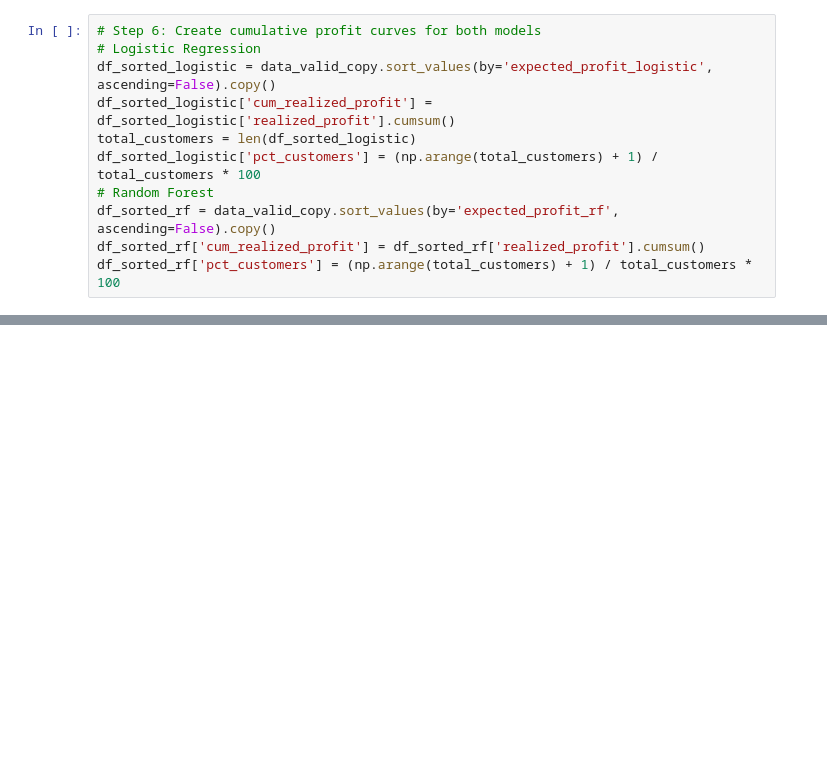
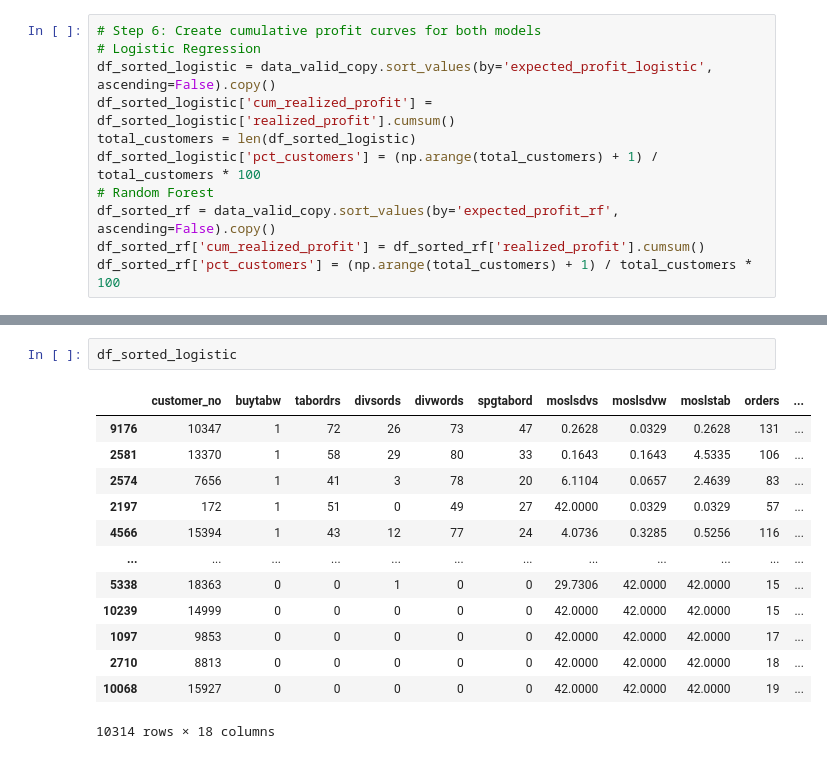
Before and after one commit to celiajxy/Comparation-of-ML-and-Logistics-in-RFM-Marketing-target-strategy, a Jupyter notebook: 2.0 vision.ipynb, the cells around one changed output, grey strips where cells are left out. Cells and saved outputs as stored; diff of their text form; blank space fills up the shorter version.

```diff
--- a/2.0 vision.ipynb
+++ b/2.0 vision.ipynb
@@ -1518,3 +1425,19 @@ max_profit_rf = df_sorted_rf.loc[max_profit_idx_rf, 'cum_realized_profit']
+# %%
+df_sorted_logistic
+# %% [output]
+|  | customer_no | buytabw | tabordrs | divsords | divwords | spgtabord | moslsdvs | moslsdvw | moslstab | orders | ... |
+| 9176 | 10347 | 1 | 72 | 26 | 73 | 47 | 0.2628 | 0.0329 | 0.2628 | 131 | ... |
+| 2581 | 13370 | 1 | 58 | 29 | 80 | 33 | 0.1643 | 0.1643 | 4.5335 | 106 | ... |
+| 2574 | 7656 | 1 | 41 | 3 | 78 | 20 | 6.1104 | 0.0657 | 2.4639 | 83 | ... |
+| 2197 | 172 | 1 | 51 | 0 | 49 | 27 | 42.0000 | 0.0329 | 0.0329 | 57 | ... |
+| 4566 | 15394 | 1 | 43 | 12 | 77 | 24 | 4.0736 | 0.3285 | 0.5256 | 116 | ... |
+| ... | ... | ... | ... | ... | ... | ... | ... | ... | ... | ... | ... |
+| 5338 | 18363 | 0 | 0 | 1 | 0 | 0 | 29.7306 | 42.0000 | 42.0000 | 15 | ... |
+| 10239 | 14999 | 0 | 0 | 0 | 0 | 0 | 42.0000 | 42.0000 | 42.0000 | 15 | ... |
+| 1097 | 9853 | 0 | 0 | 0 | 0 | 0 | 42.0000 | 42.0000 | 42.0000 | 17 | ... |
+| 2710 | 8813 | 0 | 0 | 0 | 0 | 0 | 42.0000 | 42.0000 | 42.0000 | 18 | ... |
+| 10068 | 15927 | 0 | 0 | 0 | 0 | 0 | 42.0000 | 42.0000 | 42.0000 | 19 | ... |
+10314 rows × 18 columns
 # %%
 # Mark the optimal targeting points
 # Logistic Regression
```
Also changed, not shown: parts of 26 cells of this notebook, 2 other files.
